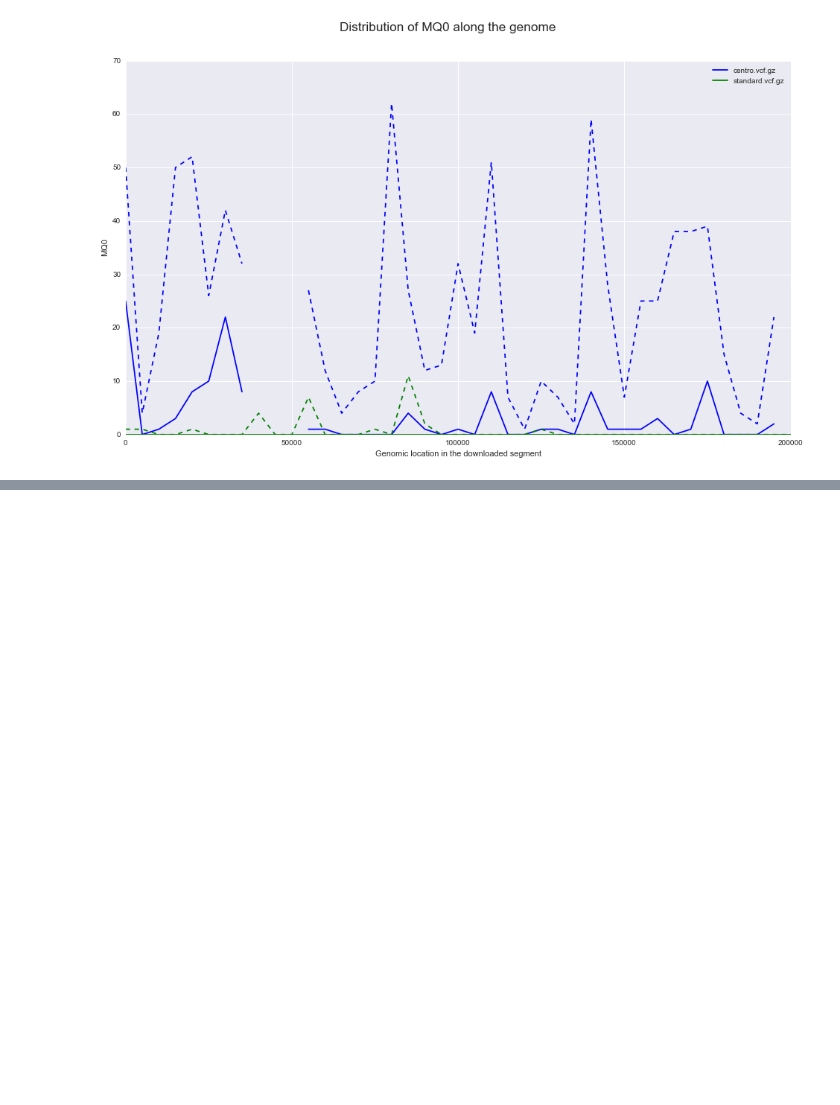
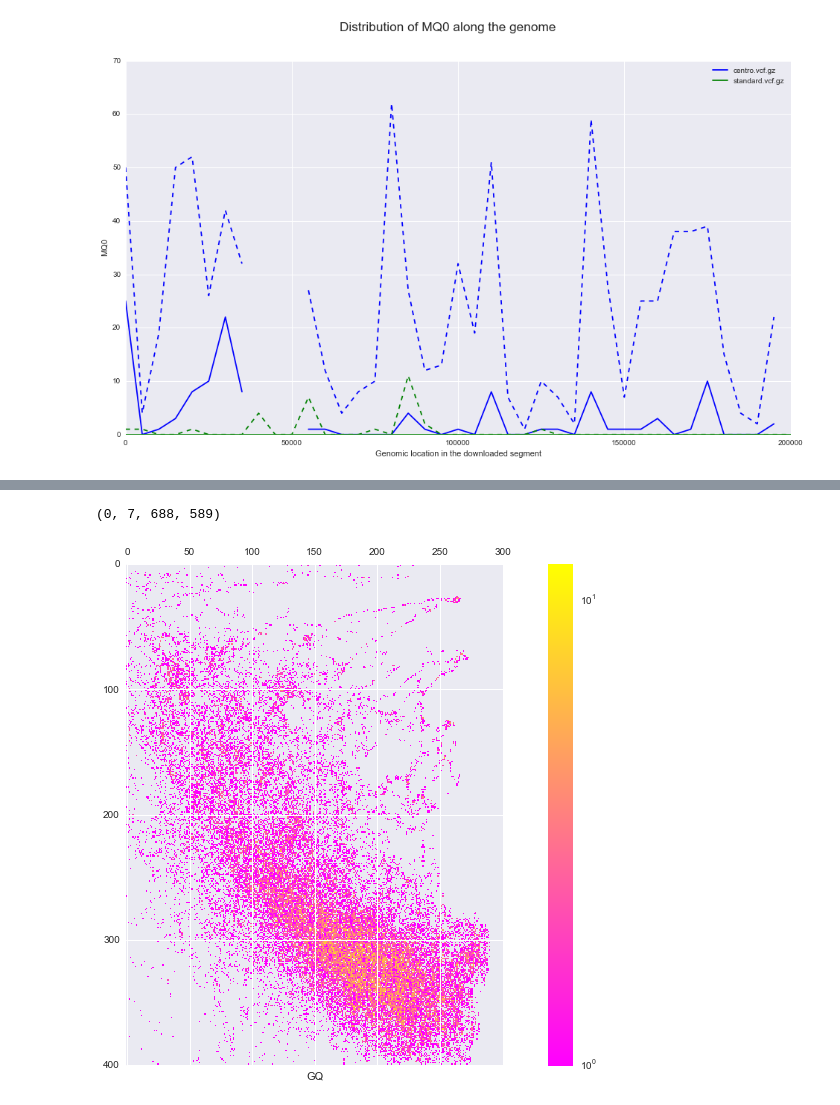
Before and after one commit to tiagoantao/bioinf-python, a Jupyter notebook: notebooks/01_NGS/Filtering_SNPs.ipynb, the cells around one changed output, grey strips where cells are left out. Saved outputs shown, nothing was run; the diff lists cells and outputs as text; code cells hidden in the pictures; blank space fills up the shorter version.

```diff
--- a/notebooks/01_NGS/Filtering_SNPs.ipynb
+++ b/notebooks/01_NGS/Filtering_SNPs.ipynb
@@ -232,0 +219,42 @@ ax.boxplot(bp_vals, sym='')
+# %%
+name = 'standard.vcf.gz'
+recs = vcf.Reader(filename=name)
+#mq0_dp = get_sample_relation(recs, lambda r: int(r['DP']), lambda r: int(r['GQ']))
+mq0_dp = get_variant_relation(recs, lambda r: int(r.INFO['DP']) // 10, lambda r: int(float(r.INFO['MQ'])* 10))
+# %%
+max0 = 0
+max1 = 0
+min0 = float('inf')
+min1 = float('inf')
+for v0, v1 in mq0_dp.keys():
+    if v0 > max0:
+        max0 = v0
+    if v1 > max1:
+        max1 = v1
+    if v0 < min0:
+        min0 = v0
+    if v1 < min1:
+        min1 = v1
+print(min0, min1, max0, max1)
+min1 = 300
+max1 = 600
+max0 = 400
+mat = np.zeros((max0 + 1, max1 - min1 + 1), dtype=np.int)
+for k, cnt in mq0_dp.items():
+    v0, v1 = k
+    if v0 > max0:
+        continue
+    if v1 < min1 or v1 > max1:
+        continue
+    mat[v0, v1 - min1] = cnt
+# %% [output]
+(0, 7, 688, 589)
+# %%
+from matplotlib import colors
+fig, ax = plt.subplots(figsize=(16,9))
+mtax = ax.matshow(mat, norm=colors.LogNorm(), cmap=plt.get_cmap('spring'))
+ax.set_xlabel('DP')
+ax.set_xlabel('GQ')
+cbar = fig.colorbar(mtax, orientation='vertical')
+# %% [output]
+[figure, added]
```
Also changed, not shown: parts of 6 cells of this notebook.
